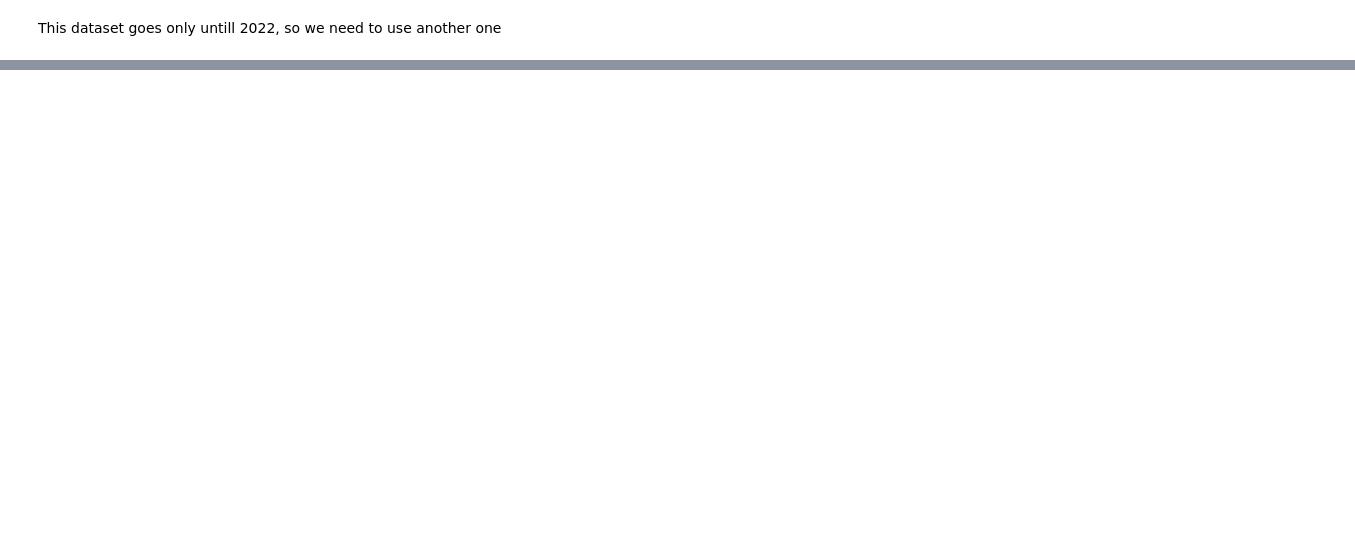
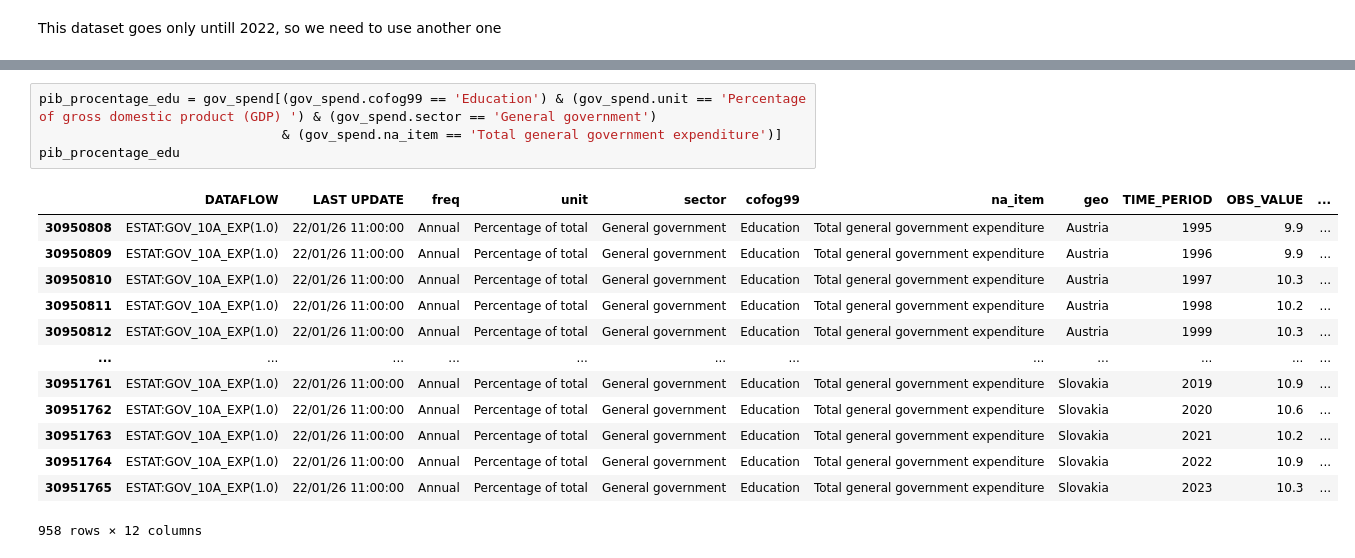
Before and after one commit to TudorMurariu/minimum-wage-study, a Jupyter notebook: pib-p-in-education/pin_in_edu.ipynb, the cells around one changed output, grey strips where cells are left out. Saved outputs shown, nothing was run; the diff lists cells and outputs as text; blank space fills up the shorter version.

```diff
--- a/pib-p-in-education/pin_in_edu.ipynb
+++ b/pib-p-in-education/pin_in_edu.ipynb
@@ -108,0 +144,18 @@ gov_spend.sample()
+# %%
+pib_procentage_edu = gov_spend[(gov_spend.cofog99 == 'Education') & (gov_spend.unit == 'Percentage of gross domestic product (GDP) ') & (gov_spend.sector == 'General government')
+                               & (gov_spend.na_item == 'Total general government expenditure')]
+pib_procentage_edu
+# %% [output]
+|  | DATAFLOW | LAST UPDATE | freq | unit | sector | cofog99 | na_item | geo | TIME_PERIOD | OBS_VALUE | ... |
+| 30950808 | ESTAT:GOV_10A_EXP(1.0) | 22/01/26 11:00:00 | Annual | Percentage of total | General government | Education | Total general government expenditure | Austria | 1995 | 9.9 | ... |
+| 30950809 | ESTAT:GOV_10A_EXP(1.0) | 22/01/26 11:00:00 | Annual | Percentage of total | General government | Education | Total general government expenditure | Austria | 1996 | 9.9 | ... |
+| 30950810 | ESTAT:GOV_10A_EXP(1.0) | 22/01/26 11:00:00 | Annual | Percentage of total | General government | Education | Total general government expenditure | Austria | 1997 | 10.3 | ... |
+| 30950811 | ESTAT:GOV_10A_EXP(1.0) | 22/01/26 11:00:00 | Annual | Percentage of total | General government | Education | Total general government expenditure | Austria | 1998 | 10.2 | ... |
+| 30950812 | ESTAT:GOV_10A_EXP(1.0) | 22/01/26 11:00:00 | Annual | Percentage of total | General government | Education | Total general government expenditure | Austria | 1999 | 10.3 | ... |
+| ... | ... | ... | ... | ... | ... | ... | ... | ... | ... | ... | ... |
+| 30951761 | ESTAT:GOV_10A_EXP(1.0) | 22/01/26 11:00:00 | Annual | Percentage of total | General government | Education | Total general government expenditure | Slovakia | 2019 | 10.9 | ... |
+| 30951762 | ESTAT:GOV_10A_EXP(1.0) | 22/01/26 11:00:00 | Annual | Percentage of total | General government | Education | Total general government expenditure | Slovakia | 2020 | 10.6 | ... |
+| 30951763 | ESTAT:GOV_10A_EXP(1.0) | 22/01/26 11:00:00 | Annual | Percentage of total | General government | Education | Total general government expenditure | Slovakia | 2021 | 10.2 | ... |
+| 30951764 | ESTAT:GOV_10A_EXP(1.0) | 22/01/26 11:00:00 | Annual | Percentage of total | General government | Education | Total general government expenditure | Slovakia | 2022 | 10.9 | ... |
+| 30951765 | ESTAT:GOV_10A_EXP(1.0) | 22/01/26 11:00:00 | Annual | Percentage of total | General government | Education | Total general government expenditure | Slovakia | 2023 | 10.3 | ... |
+958 rows × 12 columns
```
Also changed, not shown: parts of 7 cells of this notebook.
